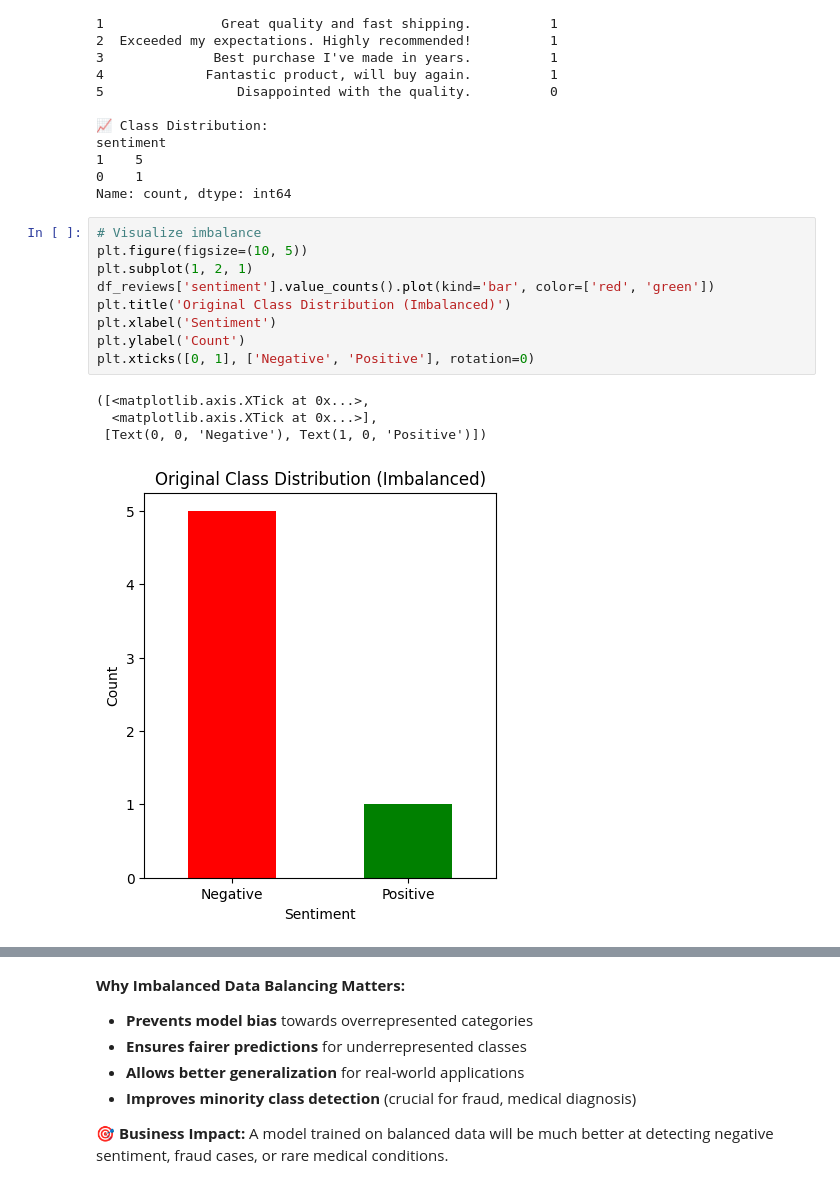
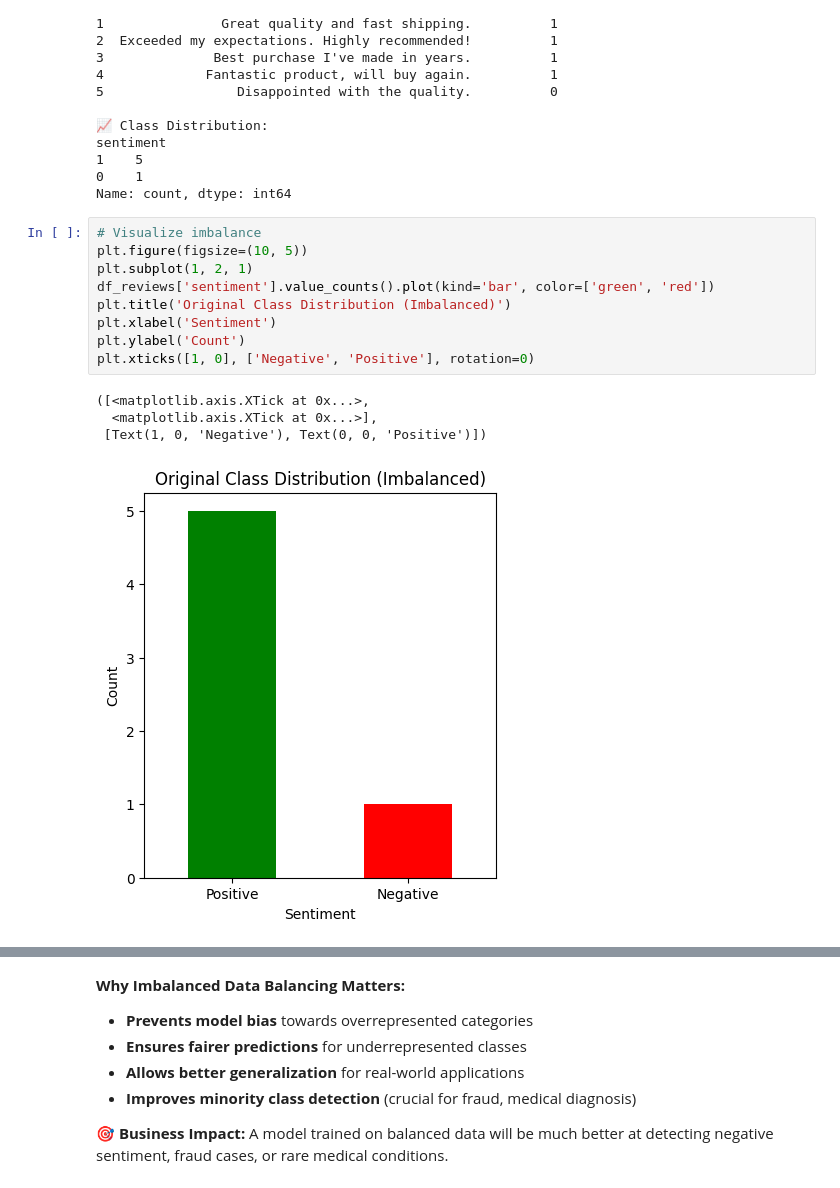
Before and after one commit to sap156/infinityskillshub, a Jupyter notebook: PII_and_Imbalanced_data.ipynb, the cells around one changed output, grey strips where cells are left out. Cells and saved outputs as stored; diff of their text form.

```diff
--- a/PII_and_Imbalanced_data.ipynb
+++ b/PII_and_Imbalanced_data.ipynb
@@ -321,17 +288,17 @@ Name: count, dtype: int64
 # %%
 # Visualize imbalance
 plt.figure(figsize=(10, 5))
 plt.subplot(1, 2, 1)
-df_reviews['sentiment'].value_counts().plot(kind='bar', color=['red', 'green'])
+df_reviews['sentiment'].value_counts().plot(kind='bar', color=['green', 'red'])
 plt.title('Original Class Distribution (Imbalanced)')
 plt.xlabel('Sentiment')
 plt.ylabel('Count')
-plt.xticks([0, 1], ['Negative', 'Positive'], rotation=0)
+plt.xticks([1, 0], ['Negative', 'Positive'], rotation=0)
 # %% [output]
 ([<matplotlib.axis.XTick at 0x...>,
   <matplotlib.axis.XTick at 0x...>],
- [Text(0, 0, 'Negative'), Text(1, 0, 'Positive')])
+ [Text(1, 0, 'Negative'), Text(0, 0, 'Positive')])
-[figure, old version]
+[figure, new version]
 # %%
 # Function to generate negative reviews
 def generate_negative_review():
```
Also changed, not shown: parts of 8 cells of this notebook.
